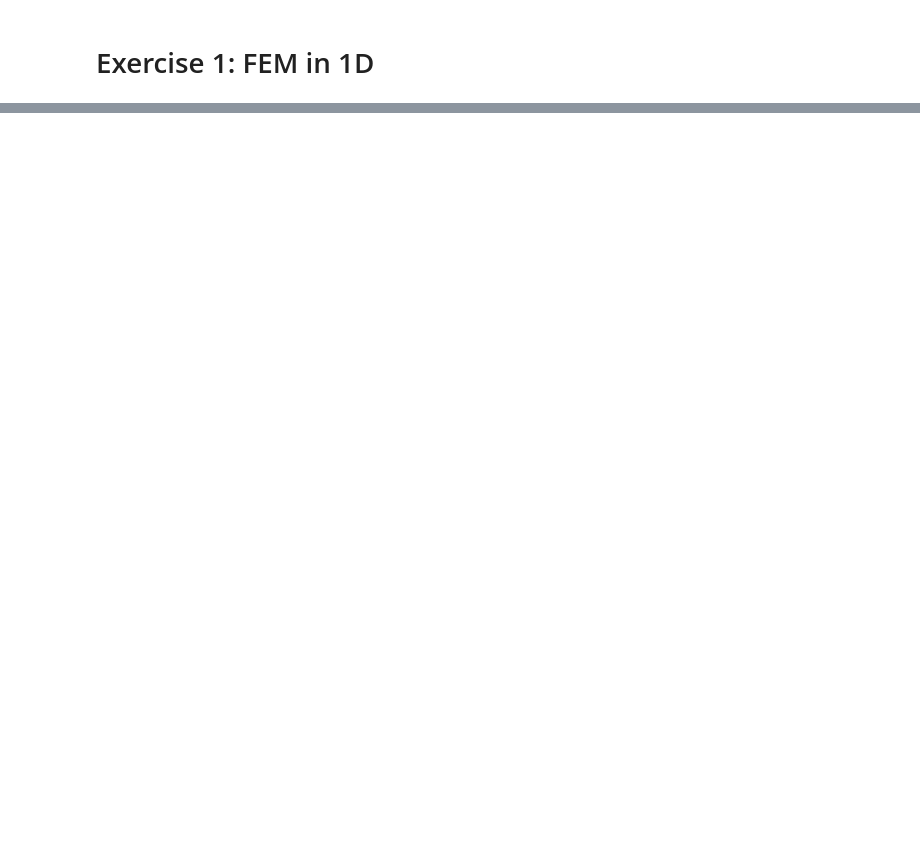
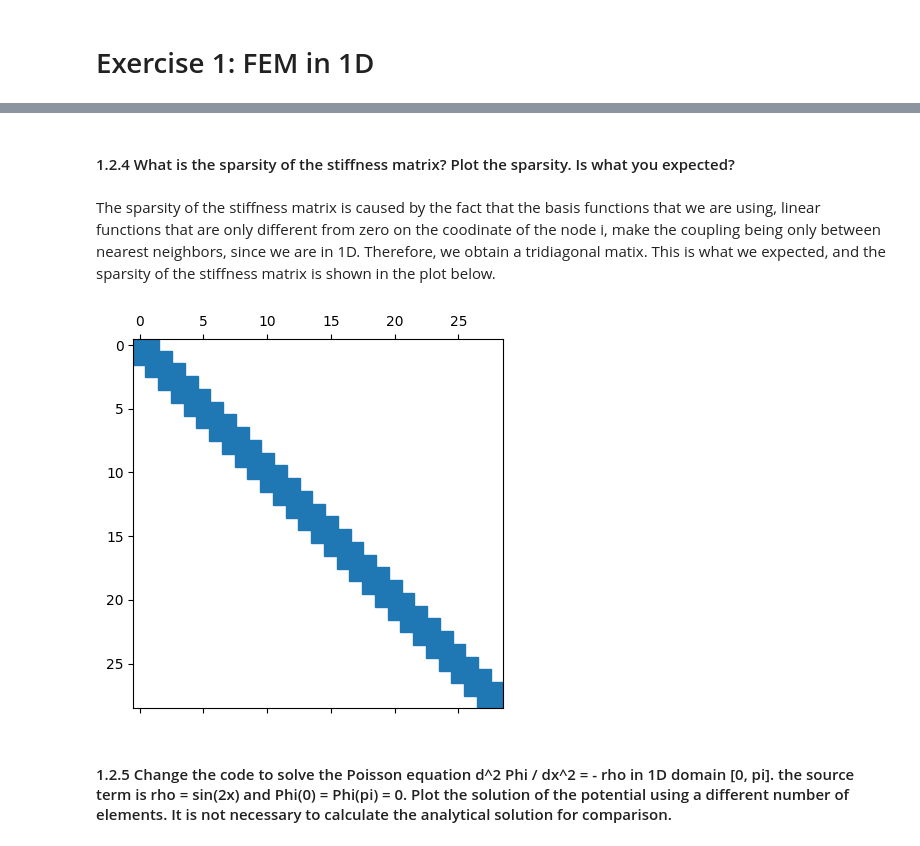
Before and after one commit to joaopedrobiu6/CompElectroMag, a Jupyter notebook: pro3/Assignment3.ipynb, the cells around one changed output, grey strips where cells are left out. Drawn from its saved outputs; the diff is of its cells as text; code cells hidden in the pictures; blank space fills up the shorter version.

```diff
--- a/pro3/Assignment3.ipynb
+++ b/pro3/Assignment3.ipynb
@@ -81,0 +176,14 @@ import matplotlib.pyplot as plt
+# %% [markdown]
+#### 1.2.4 What is the sparsity of the stiffness matrix? Plot the sparsity. Is what you expected?
+# %% [markdown]
+The sparsity of the stiffness matrix is caused by the fact that the basis functions that we are using, linear functions that are only different from zero on the coodinate of the node i, make the coupling being only between nearest neighbors, since we are in 1D. Therefore, we obtain a tridiagonal matix. This is what we expected, and the sparsity of the stiffness matrix is shown in the plot below.
+# %%
+import scipy.sparse as sp
+
+A_sps = sp.csr_matrix(A)
+plt.spy(A_sps)
+plt.show()
+# %% [output]
+[figure, added]
+# %% [markdown]
+#### 1.2.5 Change the code to solve the Poisson equation d^2 Phi / dx^2 = - rho in 1D domain [0, pi]. the source term is rho = sin(2x) and Phi(0) = Phi(pi) = 0. Plot the solution of the potential using a different number of elements. It is not necessary to calculate the analytical solution for comparison.
```
Also changed, not shown: parts of 15 cells of this notebook, 2 other files.
